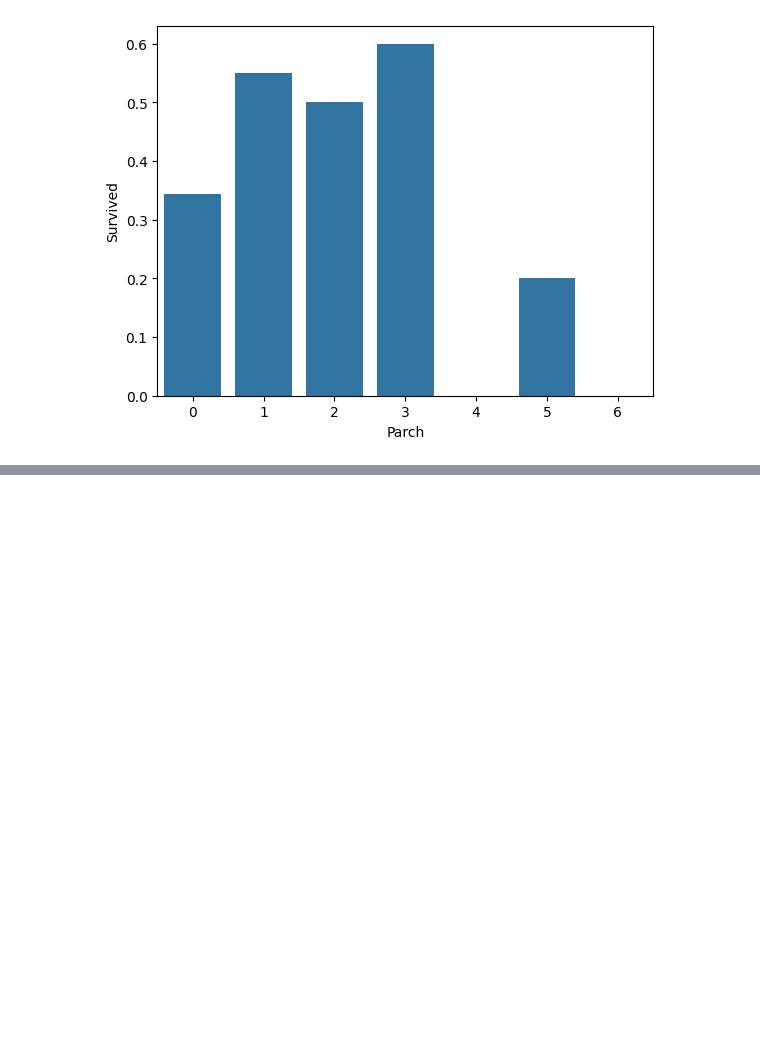
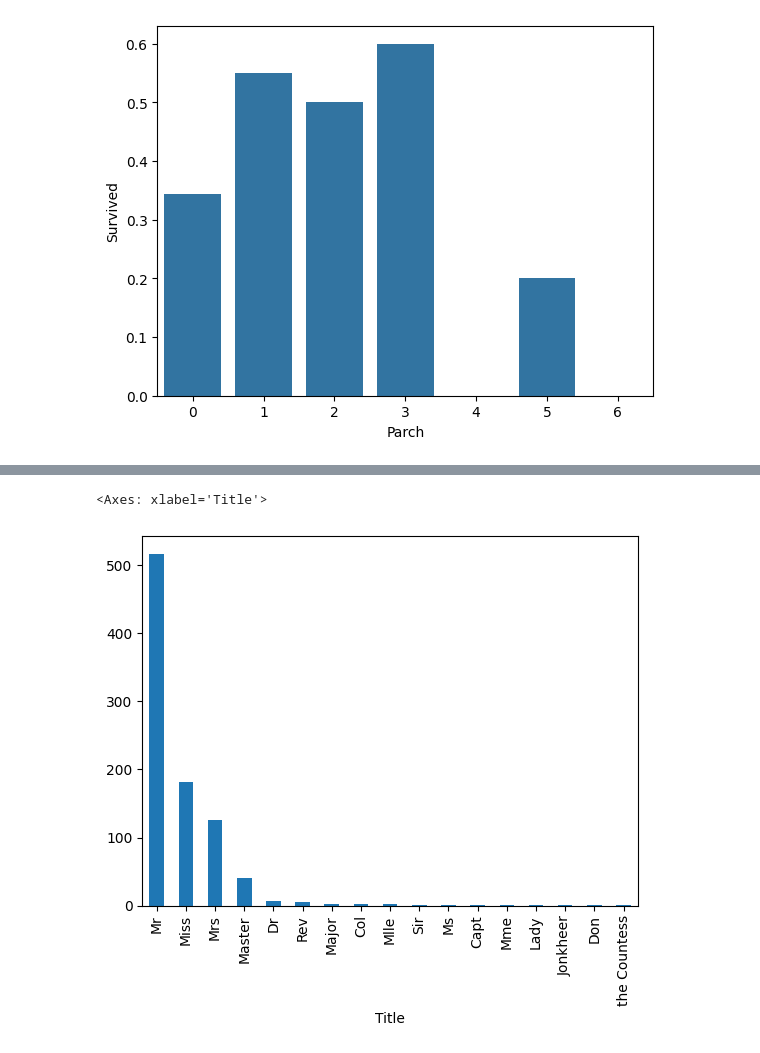
Before and after one commit to Marcin-Rozmus/titanic_ml, a Jupyter notebook: notebook.ipynb, the cells around one changed output, grey strips where cells are left out. Drawn from its saved outputs; the diff is of its cells as text; code cells hidden in the pictures; blank space fills up the shorter version.

```diff
--- a/notebook.ipynb
+++ b/notebook.ipynb
@@ -249,0 +272,3 @@ sns.barplot(x=df_train['Parch'], y=df_train['Survived'], errorbar=None)
+# %%
+df_train['Title'] = df_train['Name'].apply(lambda x: x.split(",")[1].split(".")[0].strip())
+df_test['Title'] = df_test['Name'].apply(lambda x: x.split(",")[1].split(".")[0].strip())
@@ -249,0 +303,5 @@ sns.barplot(x=df_train['Parch'], y=df_train['Survived'], errorbar=None)
+# %%
+df_train.groupby('Title').PassengerId.count().sort_values(ascending=False).plot(kind='bar')
+# %% [output]
+<Axes: xlabel='Title'>
+[figure, added]
```
Also changed, not shown: parts of 9 cells of this notebook.
